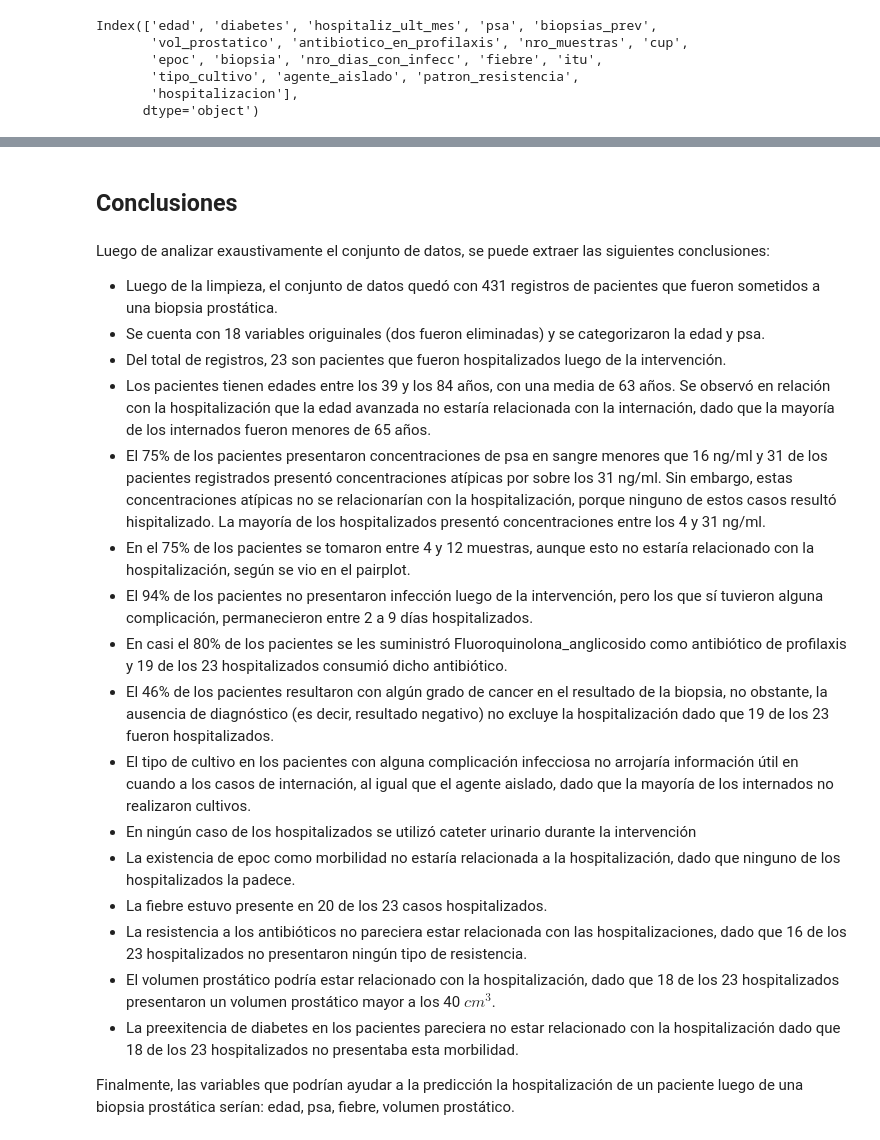
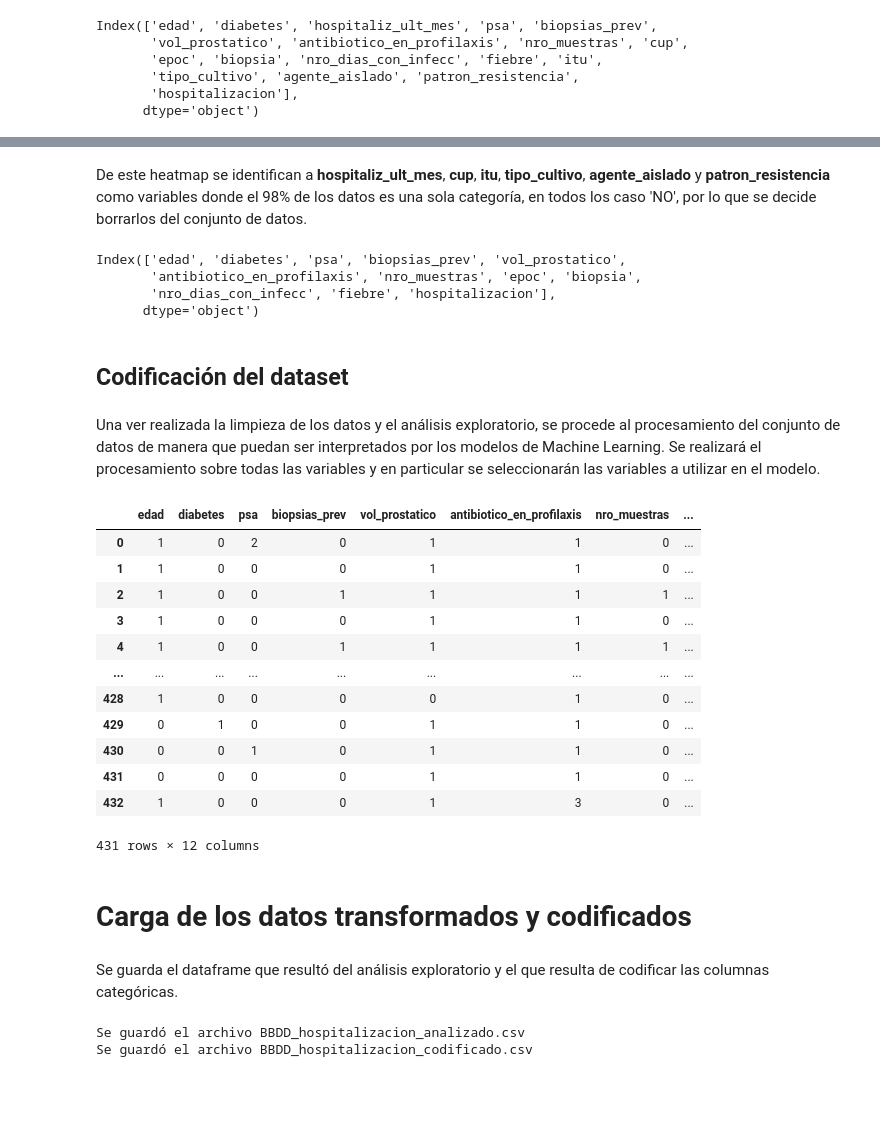
Before and after one commit to Slindex/PI-M6, a Jupyter notebook: Carla/02_EDA.ipynb, the cells around one changed output, grey strips where cells are left out. Cells and saved outputs as stored; diff of their text form; code cells hidden in the pictures; blank space fills up the shorter version.

```diff
--- a/Carla/02_EDA.ipynb
+++ b/Carla/02_EDA.ipynb
@@ -465,23 +281,47 @@ De las tablas de contingencia se encuentra que:
-# %% [markdown]
-## Conclusiones
-# %% [markdown]
-Luego de analizar exaustivamente el conjunto de datos, se puede extraer las siguientes conclusiones:
-
-* Luego de la limpieza, el conjunto de datos quedó con 431 registros de pacientes que fueron sometidos a una biopsia prostática.
-* Se cuenta con 18 variables origuinales (dos fueron eliminadas) y se categorizaron la edad y psa.
-* Del total de registros, 23 son pacientes que fueron hospitalizados luego de la intervención.
-* Los pacientes tienen edades entre los 39 y los 84 años, con una media de 63 años. Se observó en relación con la hospitalización que la edad avanzada no estaría relacionada con la internación, dado que la mayoría de los internados fueron menores de 65 años.
-* El 75% de los pacientes presentaron concentraciones de psa en sangre menores que 16 ng/ml y 31 de los pacientes registrados presentó concentraciones atípicas por sobre los 31 ng/ml. Sin embargo, estas concentraciones atípicas no se relacionarían con la hospitalización, porque ninguno de estos casos resultó hispitalizado. La mayoría de los hospitalizados presentó concentraciones entre los 4 y 31 ng/ml.
-* En el 75% de los pacientes se tomaron entre 4 y 12 muestras, aunque esto no estaría relacionado con la hospitalización, según se vio en el pairplot.
-* El 94% de los pacientes no presentaron infección luego de la intervención, pero los que sí tuvieron alguna complicación, permanecieron entre 2 a 9 días hospitalizados.
-* En casi el 80% de los pacientes se les suministró Fluoroquinolona_anglicosido como antibiótico de profilaxis y 19 de los 23 hospitalizados consumió dicho antibiótico.
-* El 46% de los pacientes resultaron con algún grado de cancer en el resultado de la biopsia, no obstante, la ausencia de diagnóstico (es decir, resultado negativo) no excluye la hospitalización dado que 19 de los 23 fueron hospitalizados.
-* El tipo de cultivo en los pacientes con alguna complicación infecciosa no arrojaría información útil en cuando a los casos de internación, al igual que el agente aislado, dado que la mayoría de los internados no realizaron cultivos.
-* En ningún caso de los hospitalizados se utilizó cateter urinario durante la intervención
-* La existencia de epoc como morbilidad no estaría relacionada a la hospitalización, dado que ninguno de los hospitalizados la padece.
-* La fiebre estuvo presente en 20 de los 23 casos hospitalizados.
-* La resistencia a los antibióticos no pareciera estar relacionada con las hospitalizaciones, dado que 16 de los 23 hospitalizados no presentaron ningún tipo de resistencia.
-* El volumen prostático podría estar relacionado con la hospitalización, dado que 18 de los 23 hospitalizados presentaron un volumen prostático mayor a los 40 $cm^3$.
-* La preexitencia de diabetes en los pacientes pareciera no estar relacionado con la hospitalización dado que 18 de los 23 hospitalizados no presentaba esta morbilidad.
-
-Finalmente, las variables que podrían ayudar a la predicción la hospitalización de un paciente luego de una biopsia prostática serían: edad, psa, fiebre, volumen prostático.
+# %% [markdown]
+De este heatmap se identifican a **hospitaliz_ult_mes**, **cup**, **itu**, **tipo_cultivo**, **agente_aislado** y **patron_resistencia** como variables donde el 98% de los datos es una sola categoría, en todos los caso 'NO', por lo que se decide borrarlos del conjunto de datos.
+# %%
+columnas_a_eliminar = ['hospitaliz_ult_mes', 'cup', 'itu', 'tipo_cultivo', 'agente_aislado', 'patron_resistencia']
+df = df.drop(columns=columnas_a_eliminar)
+df.columns
+# %% [output]
+Index(['edad', 'diabetes', 'psa', 'biopsias_prev', 'vol_prostatico',
+       'antibiotico_en_profilaxis', 'nro_muestras', 'epoc', 'biopsia',
+       'nro_dias_con_infecc', 'fiebre', 'hospitalizacion'],
+      dtype='object')
+# %% [markdown]
+## Codificación del dataset
+# %% [markdown]
+Una ver realizada la limpieza de los datos y el análisis exploratorio, se procede al procesamiento del conjunto de datos de manera que puedan ser interpretados por los modelos de Machine Learning. Se realizará el procesamiento sobre todas las variables y en particular se seleccionarán las variables a utilizar en el modelo.
+# %%
+encoded_df = utils.label_encode_categoricals(df)
+encoded_df
+# %% [output]
+|  | edad | diabetes | psa | biopsias_prev | vol_prostatico | antibiotico_en_profilaxis | nro_muestras | ... |
+| 0 | 1 | 0 | 2 | 0 | 1 | 1 | 0 | ... |
+| 1 | 1 | 0 | 0 | 0 | 1 | 1 | 0 | ... |
+| 2 | 1 | 0 | 0 | 1 | 1 | 1 | 1 | ... |
+| 3 | 1 | 0 | 0 | 0 | 1 | 1 | 0 | ... |
+| 4 | 1 | 0 | 0 | 1 | 1 | 1 | 1 | ... |
+| ... | ... | ... | ... | ... | ... | ... | ... | ... |
+| 428 | 1 | 0 | 0 | 0 | 0 | 1 | 0 | ... |
+| 429 | 0 | 1 | 0 | 0 | 1 | 1 | 0 | ... |
+| 430 | 0 | 0 | 1 | 0 | 1 | 1 | 0 | ... |
+| 431 | 0 | 0 | 0 | 0 | 1 | 1 | 0 | ... |
+| 432 | 1 | 0 | 0 | 0 | 1 | 3 | 0 | ... |
+431 rows × 12 columns
+# %% [markdown]
+# Carga de los datos transformados y codificados
+# %% [markdown]
+Se guarda el dataframe que resultó del análisis exploratorio y el que resulta de codificar las columnas categóricas.
+# %%
+df_analizado = 'BBDD_hospitalizacion_analizado.csv'
+df_codificado = 'BBDD_hospitalizacion_codificado.csv'
+
+df.to_csv(df_analizado, index=False, encoding='utf-8')
+print(f'Se guardó el archivo {df_analizado}')
+encoded_df.to_csv(df_codificado, index=False, encoding='utf-8')
+print(f'Se guardó el archivo {df_codificado}')
+# %% [output]
+Se guardó el archivo BBDD_hospitalizacion_analizado.csv
+Se guardó el archivo BBDD_hospitalizacion_codificado.csv
```
Also changed, not shown: parts of 76 cells of this notebook, 1 other file.
